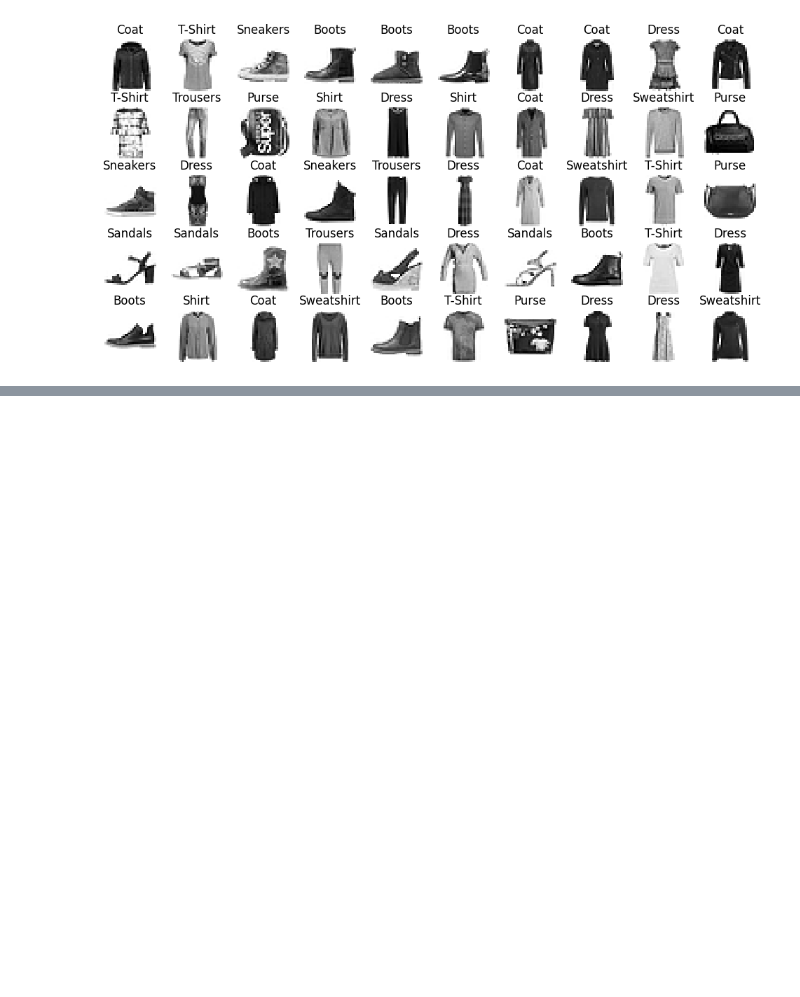
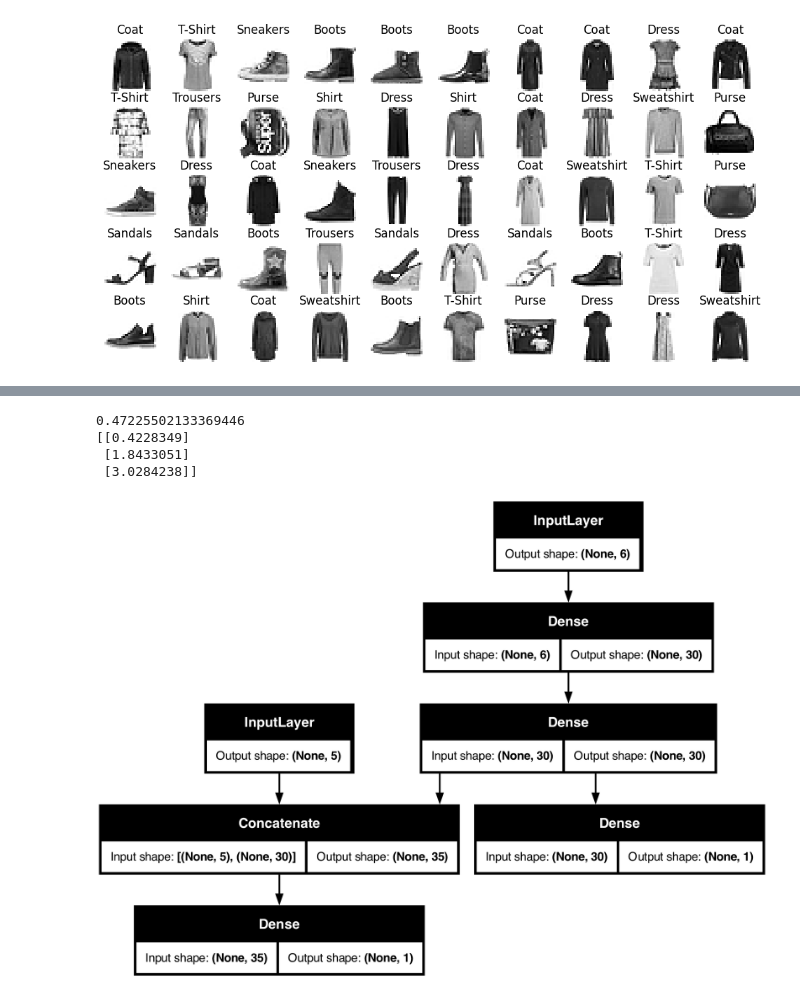
Before and after one commit to Bartlomiej-Kachniarz/Portfolio, a Jupyter notebook: machine_learning/neural_networks/example.ipynb, the cells around one changed output, grey strips where cells are left out. Drawn from its saved outputs; the diff is of its cells as text; code cells hidden in the pictures; blank space fills up the shorter version.

```diff
--- a/machine_learning/neural_networks/example.ipynb
+++ b/machine_learning/neural_networks/example.ipynb
@@ -204,0 +377,17 @@ plt.show()
+# %%
+print(mse_test)
+print(y_pred)
+# %% [output]
+0.47225502133369446
+[[0.4228349]
+ [1.8433051]
+ [3.0284238]]
+# %%
+# Additional output
+output = keras.layers.Dense(1, name="main_output")(concat)
+aux_output = keras.layers.Dense(1, name="auxilliary_output")(hidden2)
+model_aux = keras.Model(inputs=[input_A, input_B], outputs=[output, aux_output])
+# %%
+keras.utils.plot_model(model_aux, show_shapes=True)
+# %% [output]
+[figure, added]
```
Also changed, not shown: parts of 55 cells of this notebook, 16 other files.
